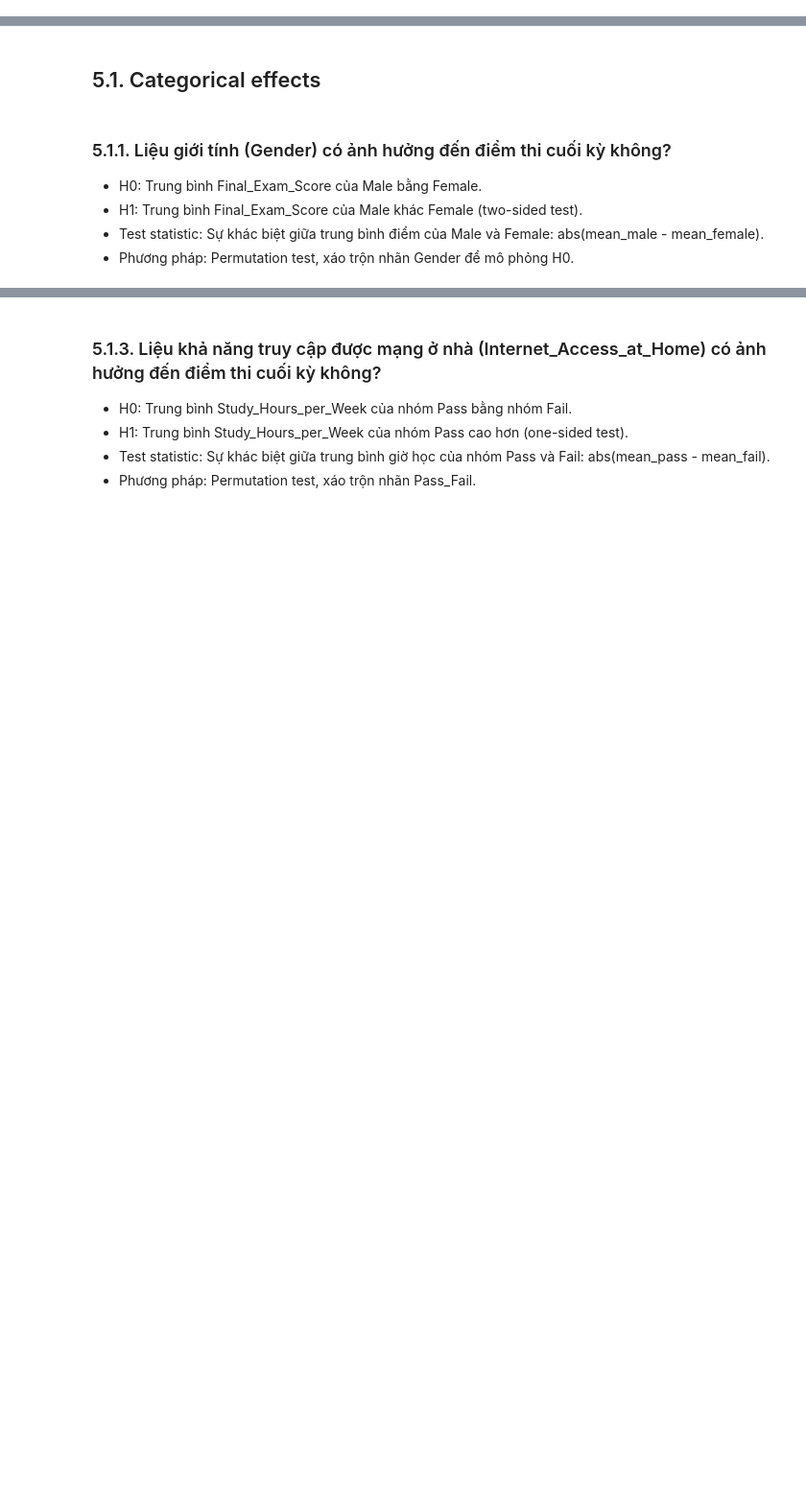
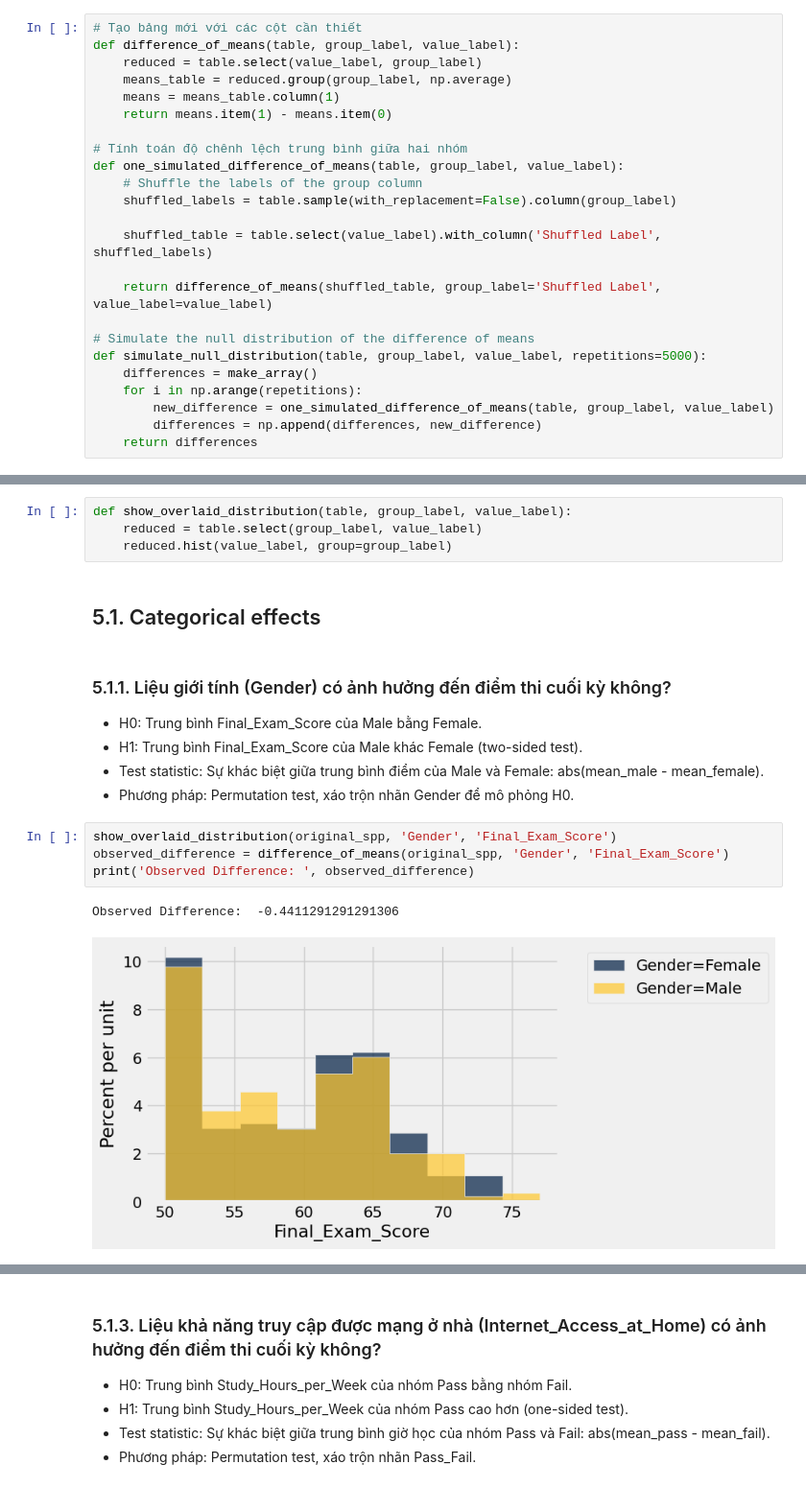
Before and after one commit to anizme/UET_DataScience_Prj, a Jupyter notebook: explore_spp_data.ipynb, the cells around one changed output, grey strips where cells are left out. Shown at 96% size. Drawn from its saved outputs; the diff is of its cells as text; blank space fills up the shorter version.

```diff
--- a/explore_spp_data.ipynb
+++ b/explore_spp_data.ipynb
@@ -275,0 +278,24 @@ for col in spp_categorical_cols:
+# %%
+# Tạo bảng mới với các cột cần thiết
+def difference_of_means(table, group_label, value_label):
+    reduced = table.select(value_label, group_label)
+    means_table = reduced.group(group_label, np.average)
+    means = means_table.column(1)
+    return means.item(1) - means.item(0)
+
+# Tính toán độ chênh lệch trung bình giữa hai nhóm
+def one_simulated_difference_of_means(table, group_label, value_label):
+    # Shuffle the labels of the group column
+    shuffled_labels = table.sample(with_replacement=False).column(group_label)
+
+    shuffled_table = table.select(value_label).with_column('Shuffled Label', shuffled_labels)
+
+    return difference_of_means(shuffled_table, group_label='Shuffled Label', value_label=value_label)
+
+# Simulate the null distribution of the difference of means
+def simulate_null_distribution(table, group_label, value_label, repetitions=5000):
+    differences = make_array()
+    for i in np.arange(repetitions):
+        new_difference = one_simulated_difference_of_means(table, group_label, value_label)
+        differences = np.append(differences, new_difference)
+    return differences
@@ -276,3 +304,7 @@ for col in spp_categorical_cols:
+# %%
+def show_overlaid_distribution(table, group_label, value_label):
+    reduced = table.select(group_label, value_label)
+    reduced.hist(value_label, group=group_label)
 # %% [markdown]
 ## 5.1. Categorical effects
 # %% [markdown]
@@ -281,3 +313,10 @@ for col in spp_categorical_cols:
 - H1: Trung bình Final_Exam_Score của Male khác Female (two-sided test).
 - Test statistic: Sự khác biệt giữa trung bình điểm của Male và Female: abs(mean_male - mean_female).
 - Phương pháp: Permutation test, xáo trộn nhãn Gender để mô phỏng H0.
+# %%
+show_overlaid_distribution(original_spp, 'Gender', 'Final_Exam_Score')
+observed_difference = difference_of_means(original_spp, 'Gender', 'Final_Exam_Score')
+print('Observed Difference: ', observed_difference)
+# %% [output]
+Observed Difference:  -0.4411291291291306
+[figure, added]
```
Also changed, not shown: parts of 20 cells of this notebook.
